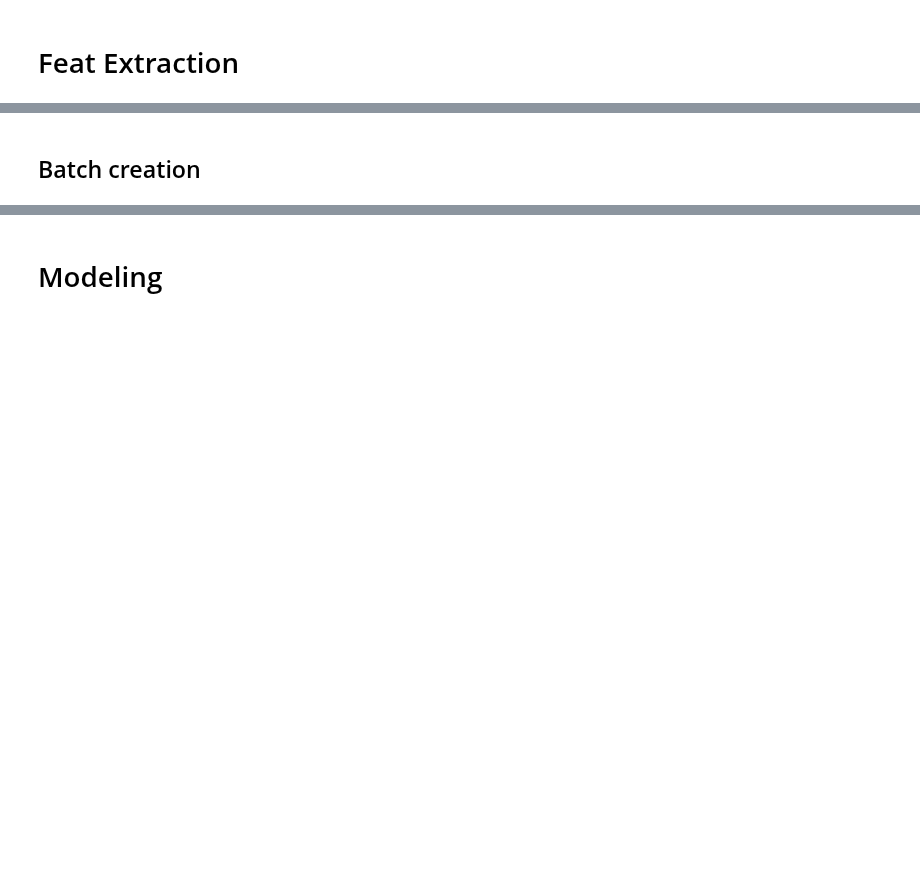
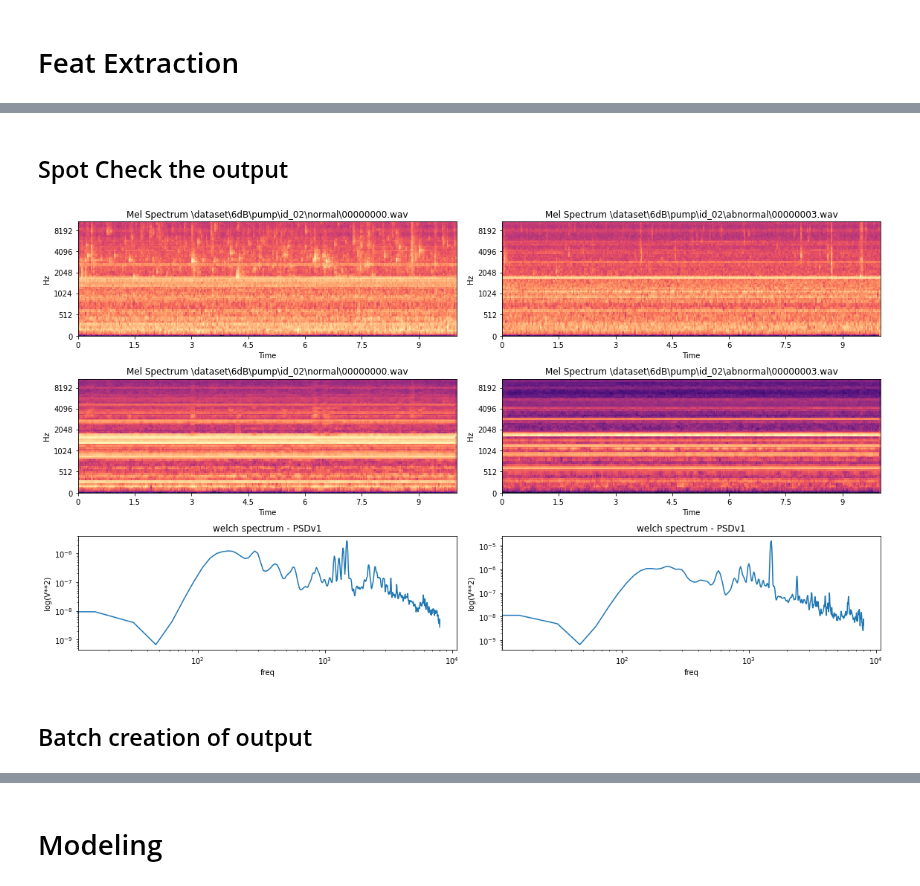
Before and after one commit to BA-HanseML/NF_Prj_MIMII_Dataset, a Jupyter notebook: MIMII_main.ipynb, the cells around one changed output, grey strips where cells are left out. Cells and saved outputs as stored; diff of their text form; code cells hidden in the pictures; blank space fills up the shorter version.

```diff
--- a/MIMII_main.ipynb
+++ b/MIMII_main.ipynb
@@ -8,6 +16,7 @@
 #===============================================
 # Basic Imports
 BASE_FOLDER = './'
+TARGET_FOLDER_FE = r'\dataset\extdia_v1_essential' # output folder for ffeat. extraction
 # import the repo-local utility py files
 %run -i utility\feature_extractor\JupyterLoad_feature_extractor.py
 %run -i utility\modeling\JupyterLoad_modeling.py
@@ -24,6 +33,8 @@ import gc
 # sklearn
 from sklearn.preprocessing import StandardScaler
 from sklearn.decomposition import PCA, FastICA
+
+feat_ext_folder = os.path.abspath(BASE_FOLDER + TARGET_FOLDER_FE)
 # %% [output]
 load feature_extractor_mother
 load feature_extractor_mel_spectra
@@ -86,2 +120,32 @@ SyntaxError: invalid syntax (<ipython-input-11-09d1a9af7b13>, line 1)
+# %% [markdown]
+## Spot Check the output
+# %%
+# This code reloads pkl files that have been stored
+# in the step above - notice only created files can be loaded
+# then a plot is made form n and n+1 output ports
+# this cell is ment as a spot check before running the batch that might,
+# take much more time !
+
+d_MEL_den = pickle.load( open( feat_ext_folder + r'\pump6dB02_EDiaV1HPaug0_outpMEL_den.pkl', "rb" ))
+d_MEL_raw = pickle.load( open( feat_ext_folder + r'\pump6dB02_EDiaV1HPaug0_outpMEL_raw.pkl', "rb" ))
+d_PSD_raw = pickle.load( open( feat_ext_folder + r'\pump6dB02_EDiaV1HPaug0_outpPSD_raw.pkl', "rb" ))
+n1=2
+n2=7
+plt.figure(figsize=(16,9))
+plt.subplot(321)
+feature_extractor_from_dict(d_MEL_raw[n1],BASE_FOLDER).plot(False)
+plt.subplot(322)
+feature_extractor_from_dict(d_MEL_raw[n2],BASE_FOLDER).plot(False)
+plt.subplot(323)
+feature_extractor_from_dict(d_MEL_den[n1],BASE_FOLDER).plot(False)
+plt.subplot(324)
+feature_extractor_from_dict(d_MEL_den[n2],BASE_FOLDER).plot(False)
+plt.subplot(325)
+feature_extractor_from_dict(d_PSD_raw[n1],BASE_FOLDER).plot(True)
+plt.subplot(326)
+feature_extractor_from_dict(d_PSD_raw[n2],BASE_FOLDER).plot(True)
+plt.tight_layout()
+# %% [output]
+[figure, added]
 # %% [markdown]
-## Batch creation
+## Batch creation of output
```
Also changed, not shown: parts of 12 cells of this notebook, 2 other files.
